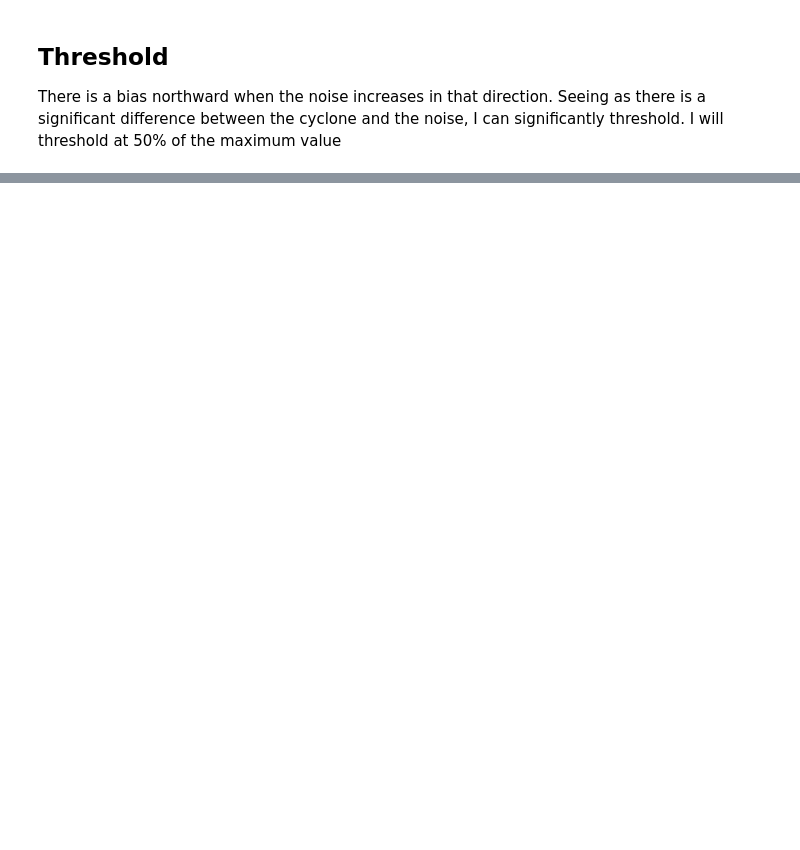
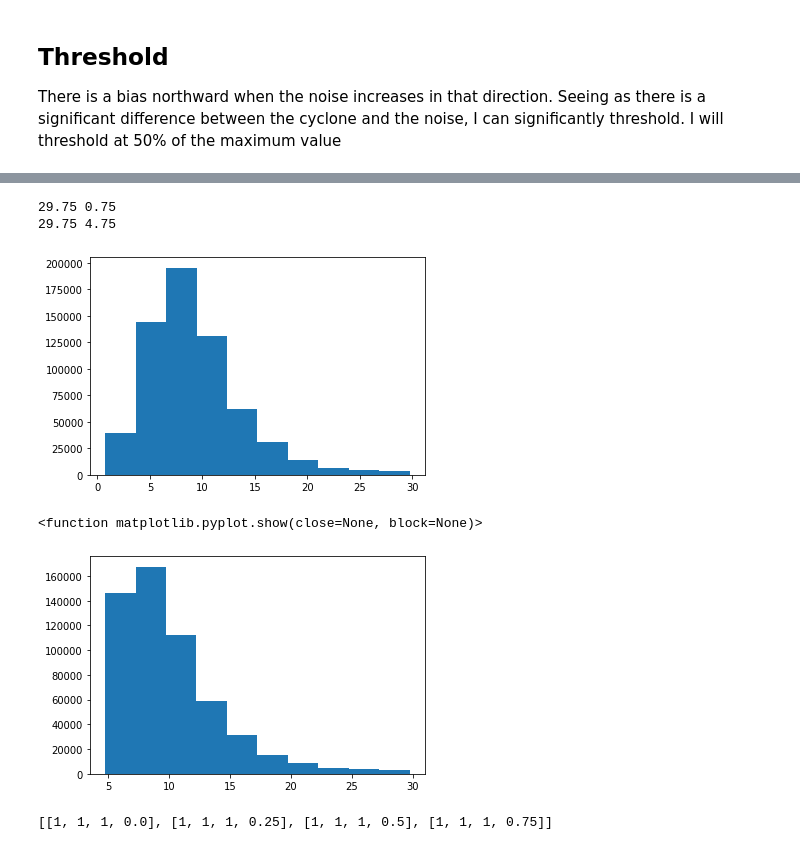
Before and after one commit to br1097/ADS-Coursework, a Jupyter notebook: exploration/clustering.ipynb, the cells around one changed output, grey strips where cells are left out. Cells and saved outputs as stored; diff of their text form; code cells hidden in the pictures; blank space fills up the shorter version.

```diff
--- a/exploration/clustering.ipynb
+++ b/exploration/clustering.ipynb
@@ -150,0 +191,19 @@ visualise("threshold.gif", longitude, latitude, thresh_wind, centroids=thresh_ce
+# %%
+print (flat.max(), flat.min())
+print (scored.max(), scored.min())
+# %% [output]
+29.75 0.75
+29.75 4.75
+# %%
+plt.hist(flat)
+plt.show()
+plt.hist(scored)
+plt.show
+# %% [output]
+[figure, added]
+<function matplotlib.pyplot.show(close=None, block=None)>
+[figure, added]
+# %%
+[[1, 1, 1, n/4] for n in range(4)]
+# %% [output]
+[[1, 1, 1, 0.0], [1, 1, 1, 0.25], [1, 1, 1, 0.5], [1, 1, 1, 0.75]]
```
Also changed, not shown: parts of 8 cells of this notebook, 8 other files.
